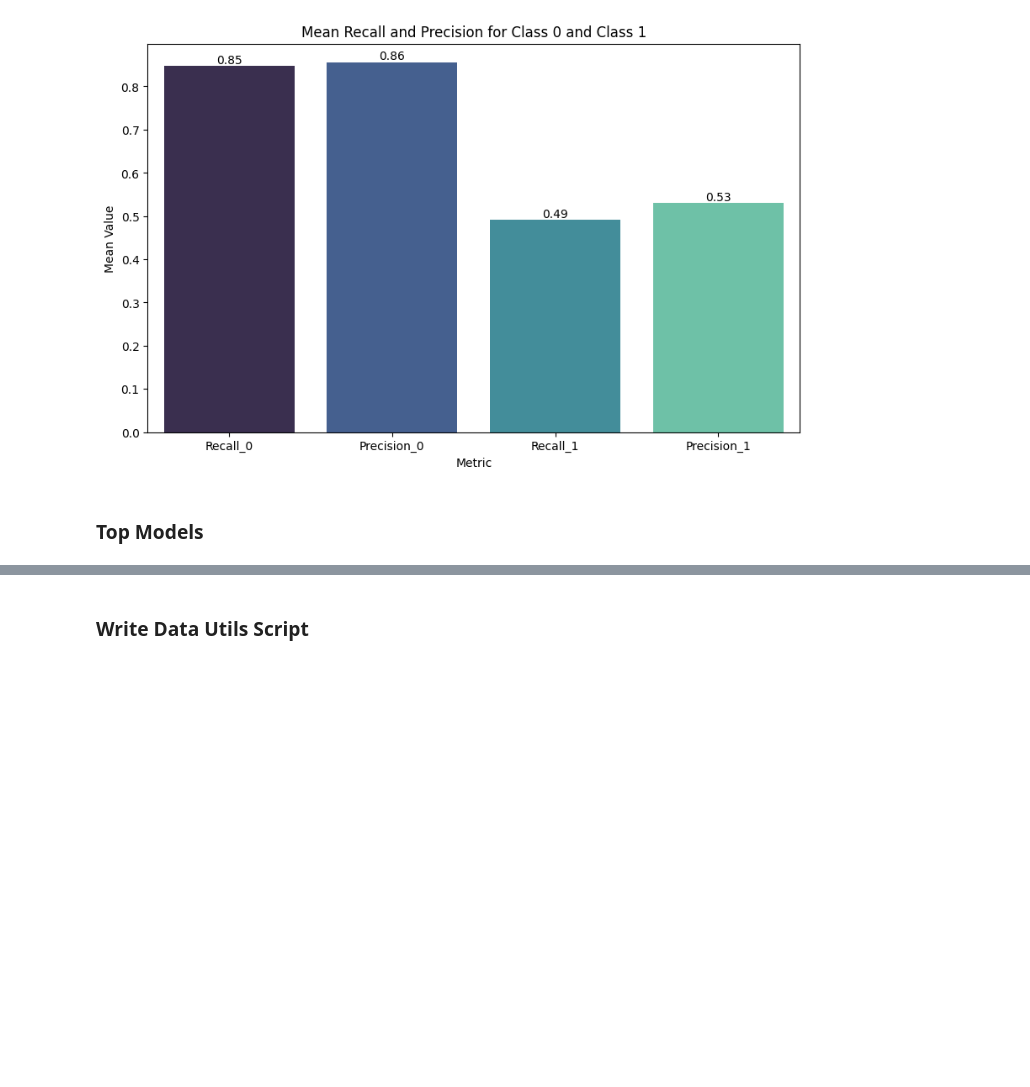
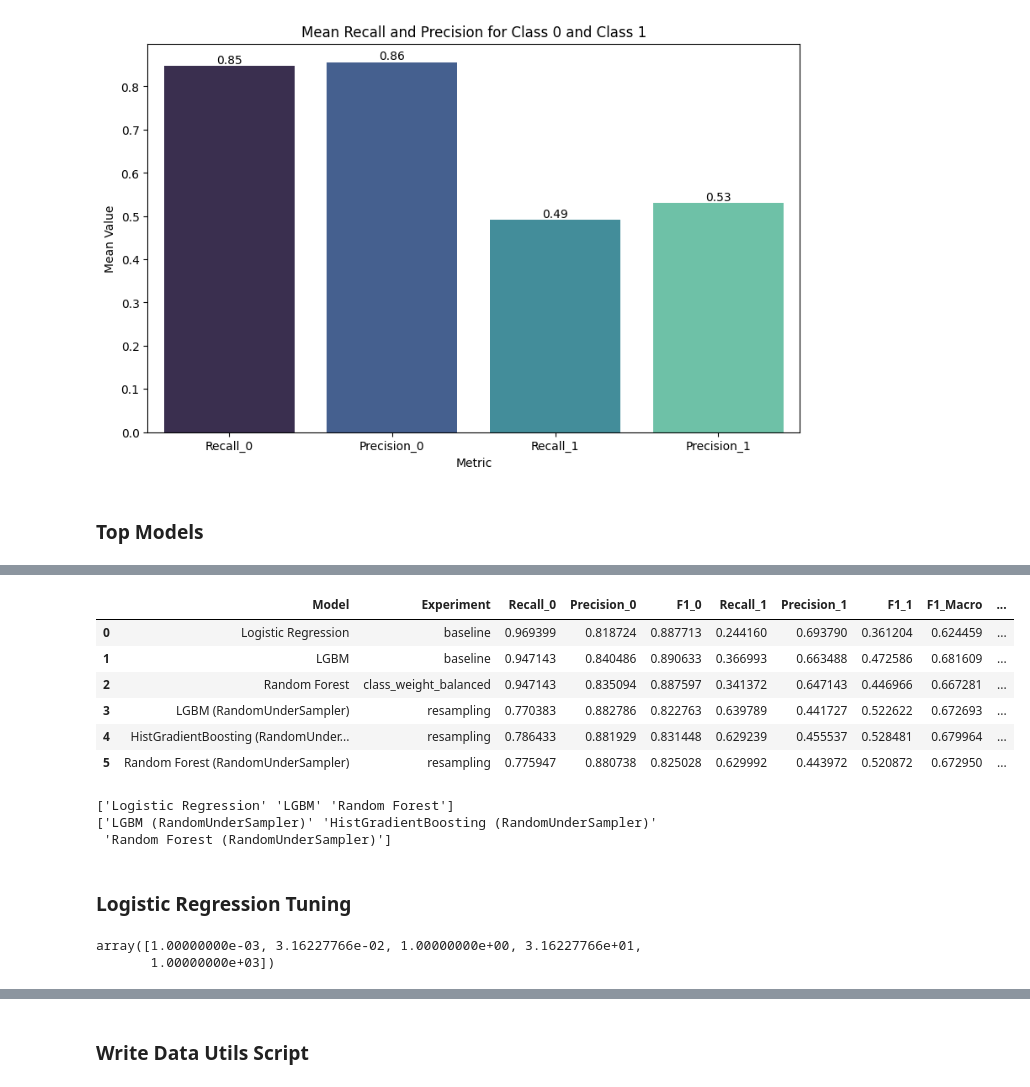
Before and after one commit to micah-shull/Machine_Learning_Pipelines, a Jupyter notebook: pipelines_16_ensemble_045_imbalanced_data.ipynb, the cells around one changed output, grey strips where cells are left out. Saved outputs shown, nothing was run; the diff lists cells and outputs as text; code cells hidden in the pictures; blank space fills up the shorter version.

```diff
--- a/pipelines_16_ensemble_045_imbalanced_data.ipynb
+++ b/pipelines_16_ensemble_045_imbalanced_data.ipynb
@@ -155,0 +112,41 @@ top3_combined_df[['Model', 'Experiment', metric ]]
+# %%
+from loan_data_utils import get_top_performers, select_and_sort_top_n
+
+# Load the CSV file into a DataFrame
+file_path = '/content/combined_model_metrics_with_resampling.csv'
+data = pd.read_csv(file_path)
+
+columns_to_check = ['Recall_0', 'Precision_0']
+# columns_to_check = ['Recall_0', 'Precision_0', 'F1_0', 'Recall_1',
+#                     'Precision_1', 'F1_1', 'F1_Macro', 'Accuracy']
+top3_combined_df = select_and_sort_top_n(df, columns_to_check, n=3)
+top3_combined_df
+# %% [output]
+|  | Model | Experiment | Recall_0 | Precision_0 | F1_0 | Recall_1 | Precision_1 | F1_1 | F1_Macro | ... |
+| 0 | Logistic Regression | baseline | 0.969399 | 0.818724 | 0.887713 | 0.244160 | 0.693790 | 0.361204 | 0.624459 | ... |
+| 1 | LGBM | baseline | 0.947143 | 0.840486 | 0.890633 | 0.366993 | 0.663488 | 0.472586 | 0.681609 | ... |
+| 2 | Random Forest | class_weight_balanced | 0.947143 | 0.835094 | 0.887597 | 0.341372 | 0.647143 | 0.446966 | 0.667281 | ... |
+| 3 | LGBM (RandomUnderSampler) | resampling | 0.770383 | 0.882786 | 0.822763 | 0.639789 | 0.441727 | 0.522622 | 0.672693 | ... |
+| 4 | HistGradientBoosting (RandomUnder... | resampling | 0.786433 | 0.881929 | 0.831448 | 0.629239 | 0.455537 | 0.528481 | 0.679964 | ... |
+| 5 | Random Forest (RandomUnderSampler) | resampling | 0.775947 | 0.880738 | 0.825028 | 0.629992 | 0.443972 | 0.520872 | 0.672950 | ... |
+# %%
+# Load the CSV file into a DataFrame
+file_path = '/content/combined_model_metrics_with_resampling.csv'
+metrics_df = pd.read_csv(file_path)
+
+rc0 = get_top_performers(metrics_df, top_n=3)
+print(rc0[rc0['Metric'] == 'Recall_0']['Model'].values())
+
+pc0 = get_top_performers(metrics_df, top_n=3)
+print(pc0[pc0['Metric'] == 'Precision_0']['Model'].values)
+# %% [output]
+['Logistic Regression' 'LGBM' 'Random Forest']
+['LGBM (RandomUnderSampler)' 'HistGradientBoosting (RandomUnderSampler)'
+ 'Random Forest (RandomUnderSampler)']
+# %% [markdown]
+### Logistic Regression Tuning
+# %%
+np.logspace(-3, 3, 5)
+# %% [output]
+array([1.00000000e-03, 3.16227766e-02, 1.00000000e+00, 3.16227766e+01,
+       1.00000000e+03])
```
Also changed, not shown: parts of 15 cells of this notebook.
